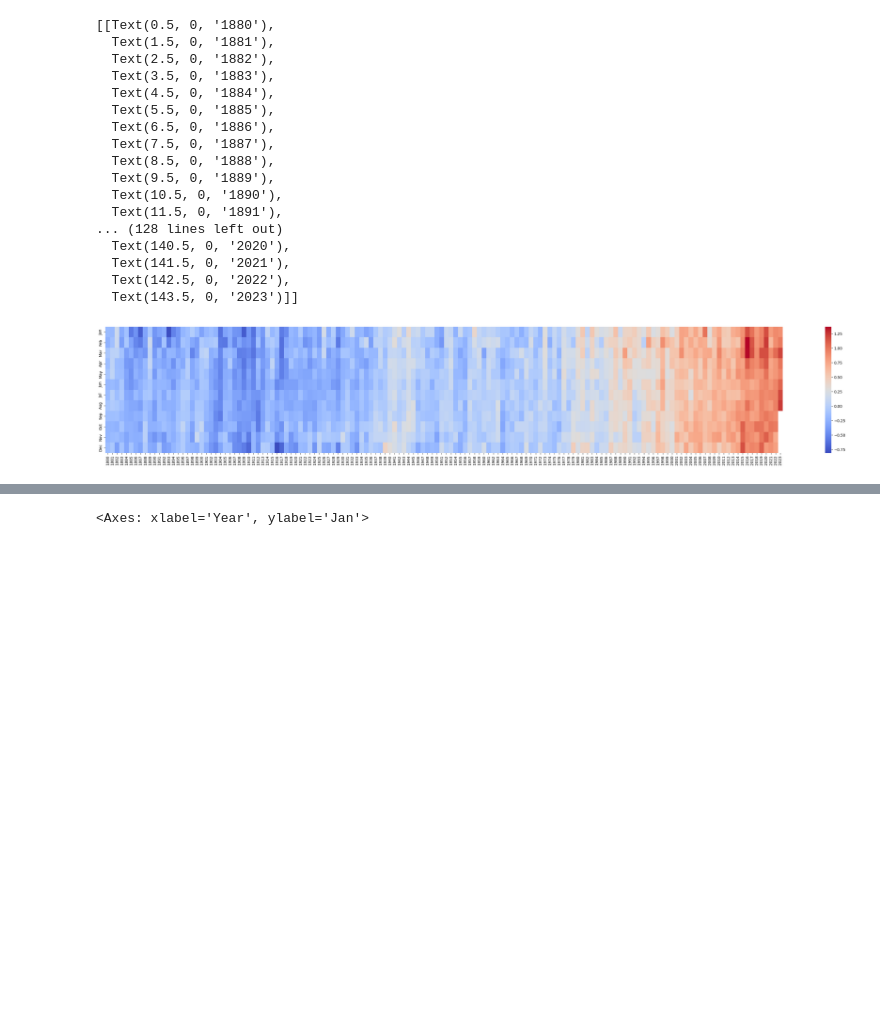
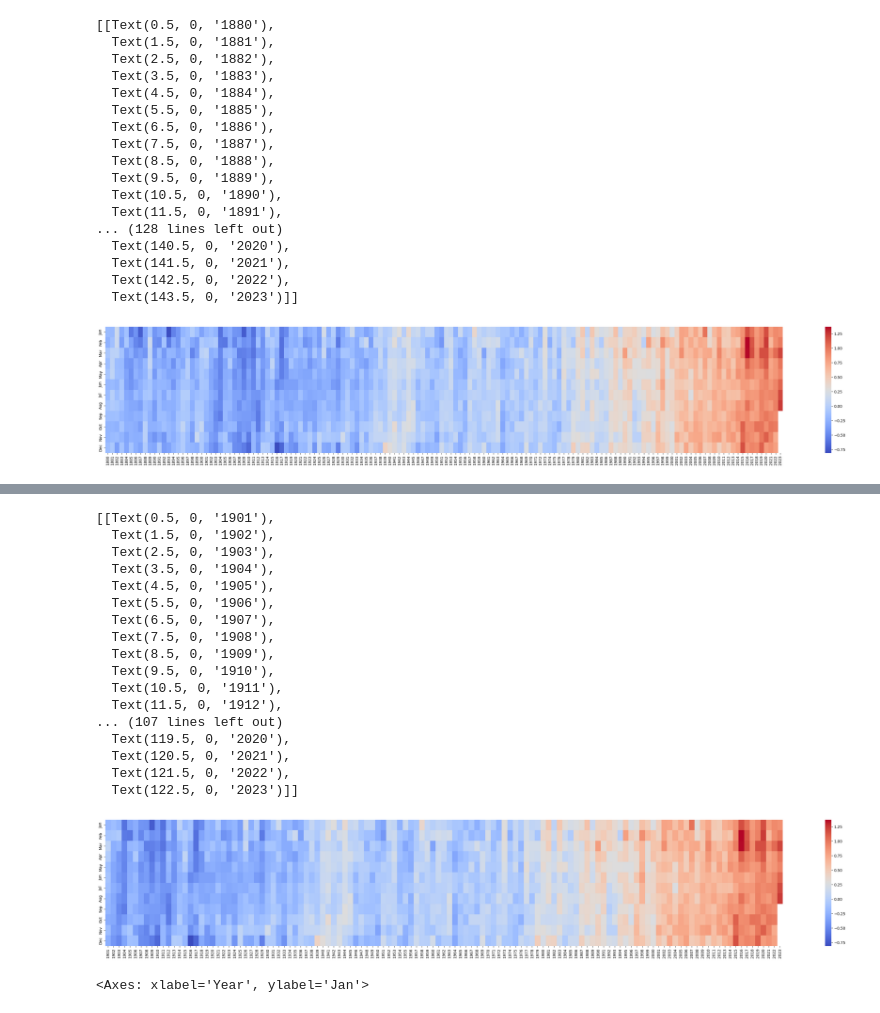
Before and after one commit to gauravpatil123/adv-projects-in-visualization, a Jupyter notebook: notebooks/project_main.ipynb, the cells around one changed output, grey strips where cells are left out. Drawn from its saved outputs; the diff is of its cells as text; code cells hidden in the pictures; blank space fills up the shorter version.

Commit message:
added new temperature heatmaps with filtered subset of years

```diff
--- a/notebooks/project_main.ipynb
+++ b/notebooks/project_main.ipynb
@@ -154,3 +163,5 @@ figure.set(xticklabels=df1["Year"])
   Text(142.5, 0, '2022'),
   Text(143.5, 0, '2023')]]
 [figure]
+# %%
+df1_heat_sub_years = df1_heat.iloc[21:]
@@ -157 +177,26 @@ figure.set(xticklabels=df1["Year"])
+# %%
+df1_heat_sub_years_ticks = df1["Year"].iloc[21:]
+# %%
+figure2 = plt.figure(figsize=(40,6))
+figure2 = sns.heatmap(df1_heat_sub_years.T, cmap="coolwarm")
+figure2.set(xticklabels=df1_heat_sub_years_ticks)
+# %% [output]
+[[Text(0.5, 0, '1901'),
+  Text(1.5, 0, '1902'),
+  Text(2.5, 0, '1903'),
+  Text(3.5, 0, '1904'),
+  Text(4.5, 0, '1905'),
+  Text(5.5, 0, '1906'),
+  Text(6.5, 0, '1907'),
+  Text(7.5, 0, '1908'),
+  Text(8.5, 0, '1909'),
+  Text(9.5, 0, '1910'),
+  Text(10.5, 0, '1911'),
+  Text(11.5, 0, '1912'),
+... (107 lines left out)
+  Text(119.5, 0, '2020'),
+  Text(120.5, 0, '2021'),
+  Text(121.5, 0, '2022'),
+  Text(122.5, 0, '2023')]]
+[figure, added]
 # %%
```
Also changed, not shown: parts of 8 cells of this notebook, 2 other files.
